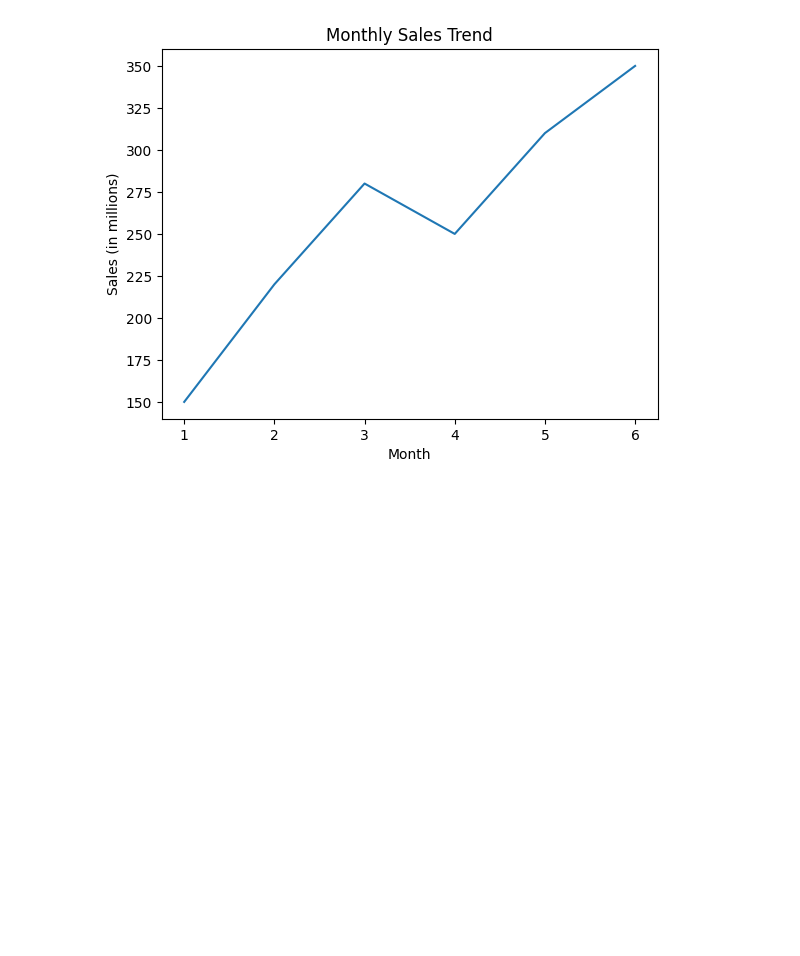
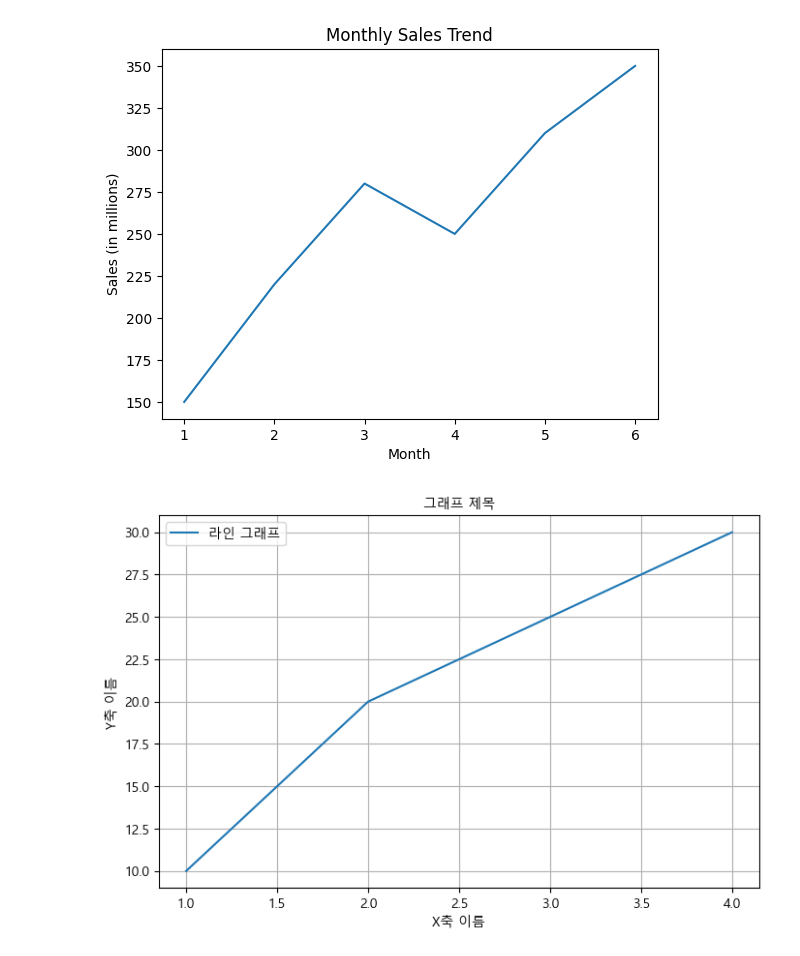
Before and after one commit to reokkamy/Phtyon-Basic-250901-k6, a Jupyter notebook: ch7/matplotlib_test.ipynb, the cells around one changed output. Cells and saved outputs as stored; diff of their text form; code cells hidden in the pictures; blank space fills up the shorter version.

Commit message:
6교시, Matplotlib 기본 문법 및 예시3, 중급 및 고급

```diff
--- a/ch7/matplotlib_test.ipynb
+++ b/ch7/matplotlib_test.ipynb
@@ -56,3 +56,35 @@ plt.ylabel("Sales (in millions)") # y축 이름 추가
 plt.show()
 # %% [output]
 [figure]
+# %%
+#예시 1
+# 기본 코드 구조
+
+import matplotlib.pyplot as plt
+import matplotlib.font_manager as fm
+import os
+
+# 폰트 경로 설정, 윈도우즈 10 기준, 윈도우11, 맥환경일 때, 해당 폰트 경로 알아야함.
+# ai 해당 운영체제 폰트 위치 알려줘.
+font_path = "C:/Windows/Fonts/NanumGothic.ttf"
+font_path= "C:/Windows/Fonts/malgun.ttf"  # '맑은 고딕' 폰트 경로
+font_prop = fm.FontProperties(fname=font_path)
+
+# Matplotlib 기본 폰트 설정
+# rc : runtime configuration
+plt.rc('font', family=font_prop.get_name())
+
+# 음수 기호 깨짐 방지
+plt.rcParams['axes.unicode_minus'] = False
+
+# 그래프 그리기
+plt.figure(figsize=(8, 5)) # 가로 세로 비율
+plt.plot([1, 2, 3, 4], [10, 20, 25, 30], label="라인 그래프")
+plt.xlabel("X축 이름", fontproperties=font_prop)
+plt.ylabel("Y축 이름", fontproperties=font_prop)
+plt.title("그래프 제목", fontproperties=font_prop)
+plt.legend(prop=font_prop)
+plt.grid(True)
+plt.show()
+# %% [output]
+[figure, added]
```
Also changed, not shown: parts of 8 cells of this notebook.
